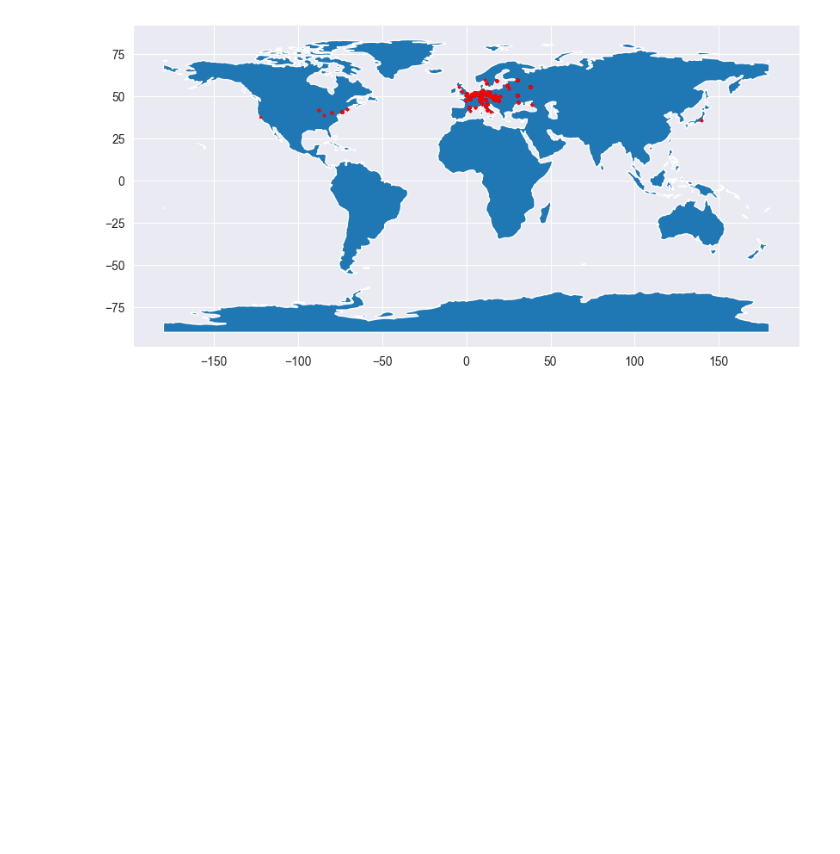
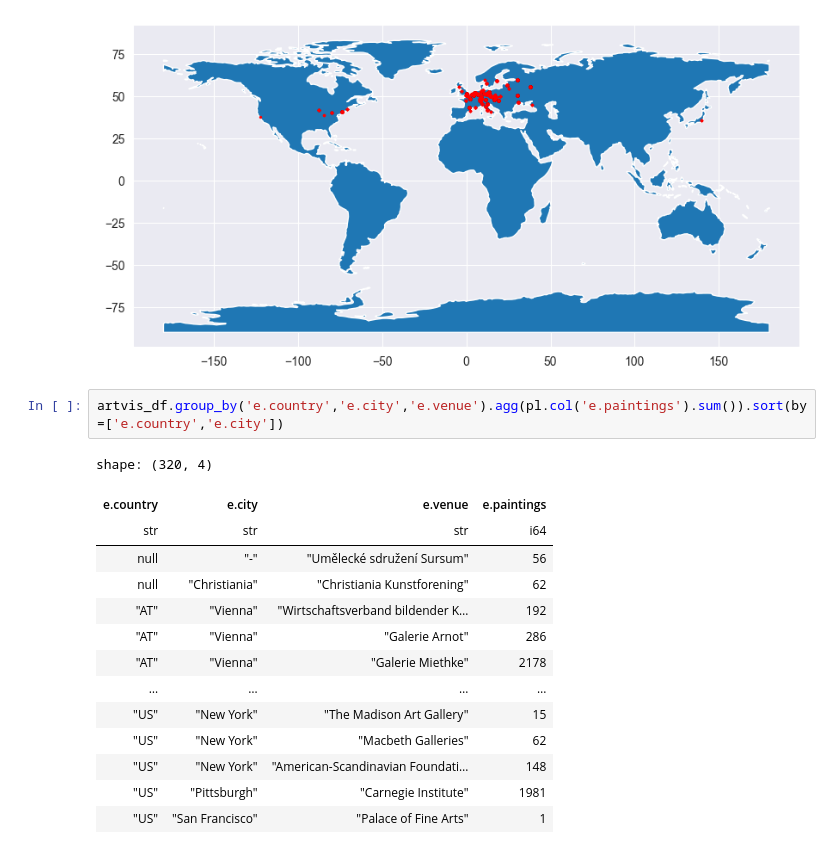
Before and after one commit to rolandramp/infoVis24G4, a Jupyter notebook: InfoVis24G4Ex1/Analysis.ipynb, the cells around one changed output. Cells and saved outputs as stored; diff of their text form; blank space fills up the shorter version.

```diff
--- a/InfoVis24G4Ex1/Analysis.ipynb
+++ b/InfoVis24G4Ex1/Analysis.ipynb
@@ -356,3 +356,20 @@ world = gpd.read_file(geodatasets.data.naturalearth.land['url'])
 gdf.plot(ax=world.plot(figsize=(10, 6)), marker='o', color='red', markersize=2);
 # %% [output]
 [figure]
+# %%
+artvis_df.group_by('e.country','e.city','e.venue').agg(pl.col('e.paintings').sum()).sort(by=['e.country','e.city'])
+# %% [output]
+shape: (320, 4)
+| e.country | e.city | e.venue | e.paintings |
+| str | str | str | i64 |
+| null | "-" | "Umělecké sdružení Sursum" | 56 |
+| null | "Christiania" | "Christiania Kunstforening" | 62 |
+| "AT" | "Vienna" | "Wirtschaftsverband bildender K… | 192 |
+| "AT" | "Vienna" | "Galerie Arnot" | 286 |
+| "AT" | "Vienna" | "Galerie Miethke" | 2178 |
+| … | … | … | … |
+| "US" | "New York" | "The Madison Art Gallery" | 15 |
+| "US" | "New York" | "Macbeth Galleries" | 62 |
+| "US" | "New York" | "American-Scandinavian Foundati… | 148 |
+| "US" | "Pittsburgh" | "Carnegie Institute" | 1981 |
+| "US" | "San Francisco" | "Palace of Fine Arts" | 1 |
```
Also changed, not shown: parts of 10 cells of this notebook.
